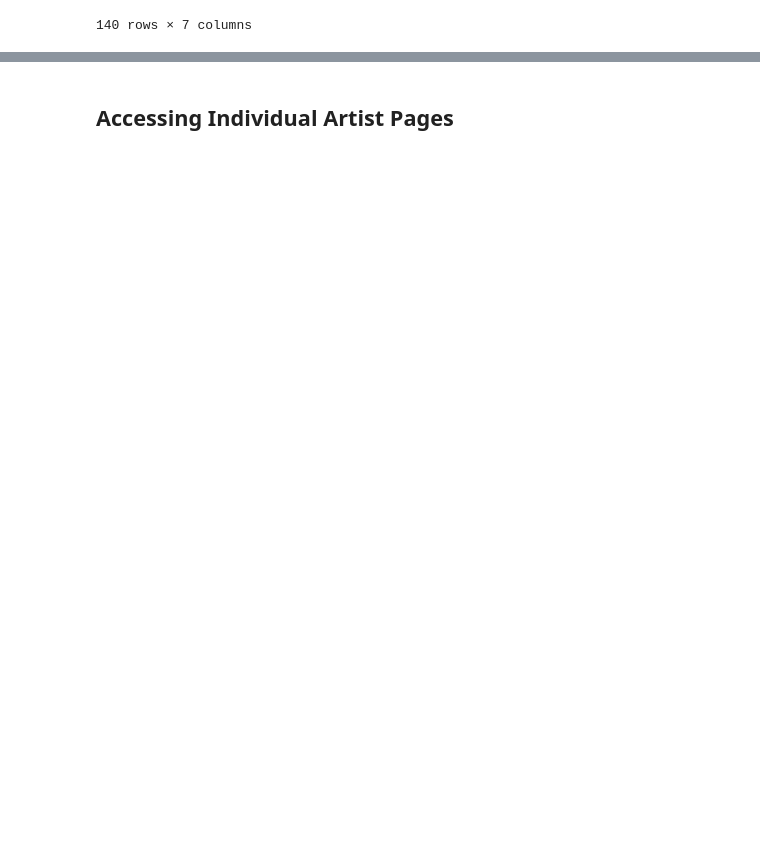
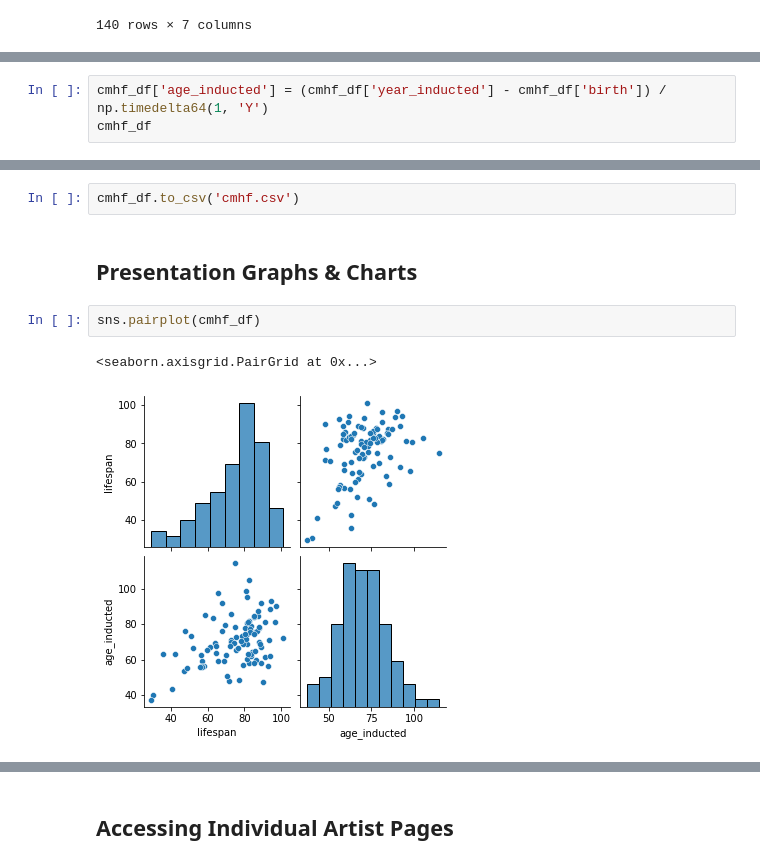
Before and after one commit to jrioross/country_music_hof_web_scraping_python, a Jupyter notebook: cmhf_web_scrape.ipynb, the cells around one changed output, grey strips where cells are left out. Saved outputs shown, nothing was run; the diff lists cells and outputs as text; blank space fills up the shorter version.

Commit message:
Got some pretty cool charts going now.

```diff
--- a/cmhf_web_scrape.ipynb
+++ b/cmhf_web_scrape.ipynb
@@ -357 +357,4 @@ cmhf_df
 140 rows × 8 columns
+# %%
+cmhf_df['age_inducted'] = (cmhf_df['year_inducted'] - cmhf_df['birth']) / np.timedelta64(1, 'Y')
+cmhf_df
@@ -357,0 +375,9 @@ cmhf_df
+# %%
+cmhf_df.to_csv('cmhf.csv')
+# %% [markdown]
+## Presentation Graphs & Charts
+# %%
+sns.pairplot(cmhf_df)
+# %% [output]
+<seaborn.axisgrid.PairGrid at 0x...>
+[figure, added]
```
Also changed, not shown: parts of 14 cells of this notebook, 1 other file.
